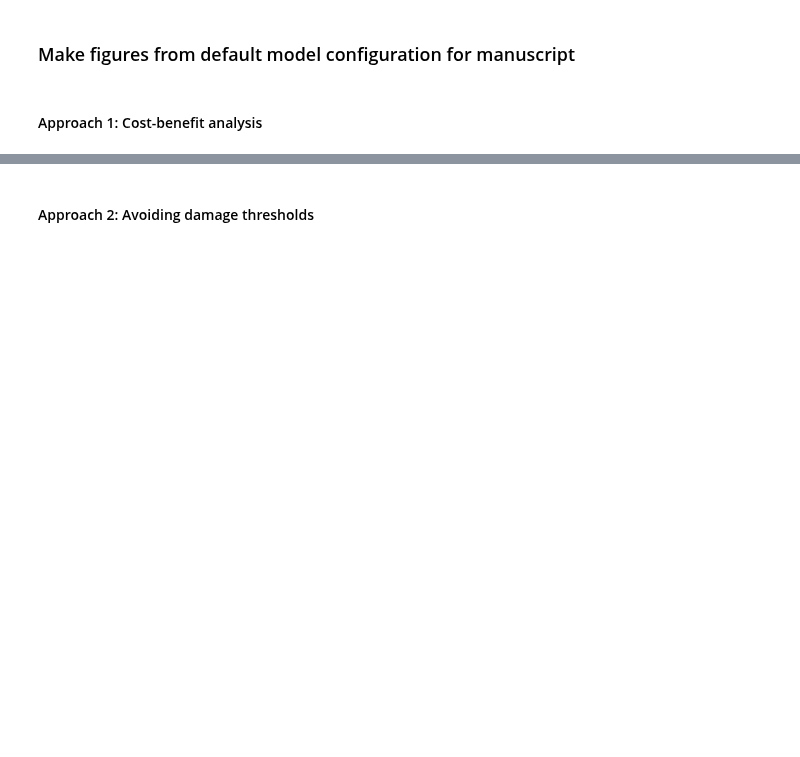
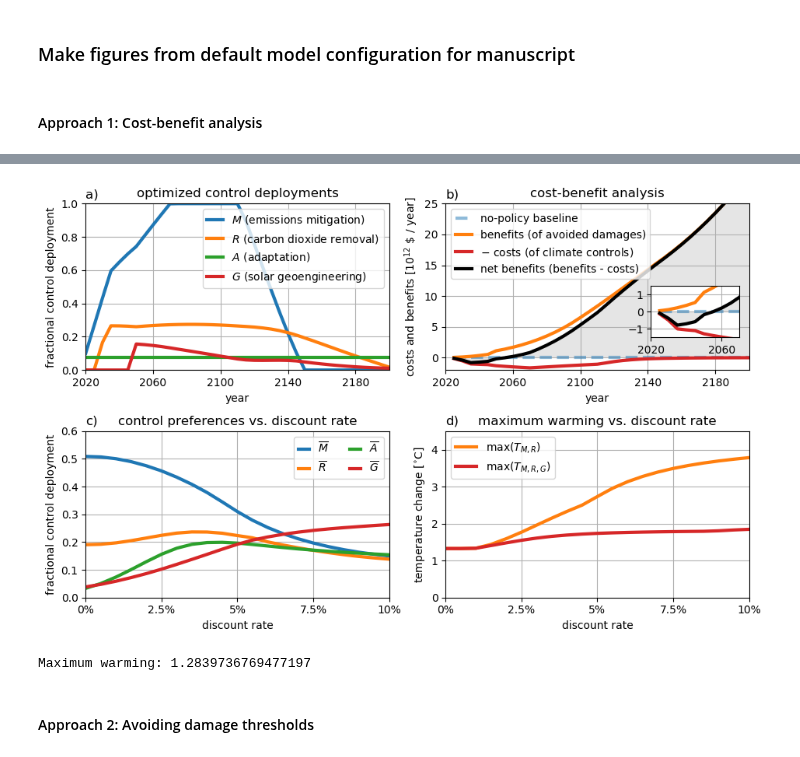
Before and after one commit to hdrake/OptimizeClimate, a Jupyter notebook: notebooks/1_default_figures.ipynb, the cells around one changed output, grey strips where cells are left out. Cells and saved outputs as stored; diff of their text form; code cells hidden in the pictures; blank space fills up the shorter version.

```diff
--- a/notebooks/1_default_figures.ipynb
+++ b/notebooks/1_default_figures.ipynb
@@ -52,0 +22,19 @@ Maximum warming: 1.231149822123404
+# %%
+stat_dict = Dict("mitigate" => [], "remove" => [], "geoeng" => [], "adapt" => [], "maxTnoG" => [], "maxT" => [], "maxCO2" => [])
+ρdict = Dict()
+ρs = 0.:0.005:0.1
+
+for ρ in ρs
+    tmp_model = ClimateModel();
+    tmp_model.economics.utility_discount_rate = ρ
+    @time optimize_controls!(tmp_model, obj_option = "net_benefit");
+    ρdict[ρ] = tmp_model
+
+    append!(stat_dict["mitigate"], mean(tmp_model.controls.mitigate))
+    append!(stat_dict["remove"], mean(tmp_model.controls.remove))
+    append!(stat_dict["adapt"], mean(tmp_model.controls.adapt))
+    append!(stat_dict["geoeng"], mean(tmp_model.controls.geoeng))
+    append!(stat_dict["maxTnoG"], maximum(δT_no_geoeng(tmp_model)))
+    append!(stat_dict["maxT"], maximum(δT(tmp_model)))
+    append!(stat_dict["maxCO2"], maximum(CO₂(tmp_model)))
+end
@@ -53,3 +59,63 @@ Maximum warming: 1.231149822123404
+# %%
+fig = figure(figsize=(9.5,6.))
+
+fig.add_subplot(2,2,1)
+plot_controls(model)
+legend(handlelength=1.5, loc="upper right")
+add_label("a)")
+xticks(model.domain[1]:40.:2200.)
+
+ax = fig.add_subplot(2,2,2)
+plot_benefits(model)
+legend(handlelength=1.5, loc="upper left")
+add_label("b)")
+ylim([-2., 25.])
+xticks(model.domain[1]:40.:2200.)
+
+ax = fig.add_subplot(2,2,3)
+plot(ρs, stat_dict["mitigate"], label=L"$\overline{M}$")
+plot(ρs, stat_dict["remove"], label=L"$\overline{R}$")
+plot(ρs, stat_dict["adapt"], label=L"$\overline{A}$")
+plot(ρs, stat_dict["geoeng"], label=L"$\overline{G}$")
+legend(ncol=2, handlelength=1.)
+ylim([0, 0.6])
+xlim([0., 0.1])
+xticks([0., 0.025, 0.05, 0.075, 0.1], ["0%", "2.5%", "5%", "7.5%", "10%"])
+grid(true)
+ylabel("fractional control deployment")
+title("control preferences vs. discount rate")
+title("c)", loc="left")
+xlabel("discount rate")
+
+ax = fig.add_subplot(2,2,4)
+plot(ρs, stat_dict["maxTnoG"], "C1", label=L"$\max(T_{M,R})$")
+plot(ρs, stat_dict["maxT"], "C3", label=L"$\max(T_{M,R,G})$")
+xlim([0., 0.1])
+ylim([0, 4.5])
+xticks([0., 0.025, 0.05, 0.075, 0.1], ["0%", "2.5%", "5%", "7.5%", "10%"])
+grid(true)
+legend()
+title("maximum warming vs. discount rate")
+title("d)", loc="left")
+xlabel("discount rate")
+ylabel(L"temperature change [$^{\circ}$C]")
+
+iax = fig.add_axes([0.835, 0.655, 0.12, 0.11])
+sca(iax)
+plot_benefits(model)
+ylabel("")
+xlabel("")
+ylim([-1.5, 1.5])
+xlim([2020,2070])
+title("")
+
+tight_layout()
+savefig("../figures/default-benefits_controls_and_benefits.pdf", dpi=150, bbox_inches="tight")
+
+print("Maximum warming: ", maximum(δT_adapt(model)))
+# %% [output]
+[figure, added]
+Maximum warming: 1.2839736769477197
 # %% [markdown]
 #### Approach 2: Avoiding damage thresholds
 # %%
```
Also changed, not shown: parts of 10 cells of this notebook, 24 other files.
